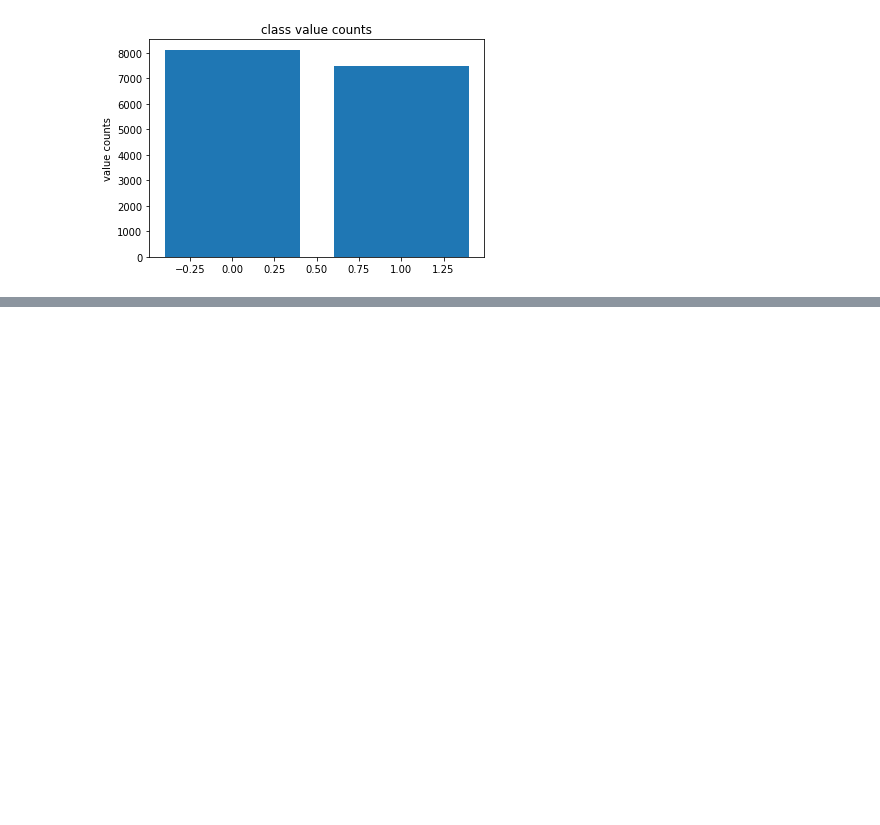
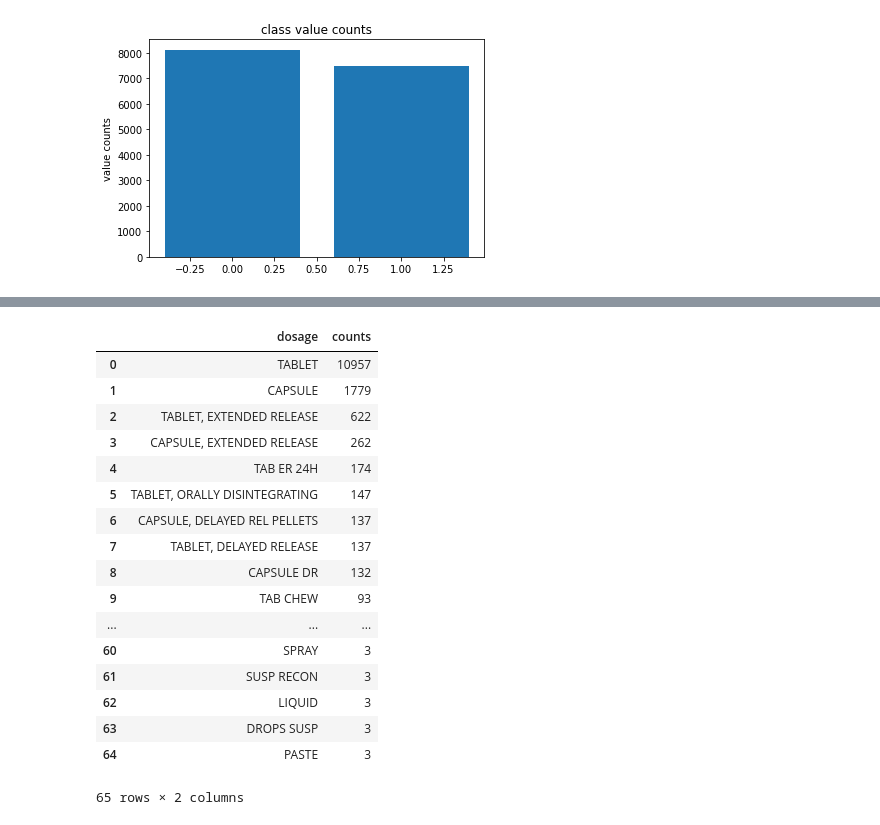
Before and after one commit to jjacisin/Mod_3_Project, a Jupyter notebook: Mod_3_Working_Notebook.ipynb, the cells around one changed output, grey strips where cells are left out. Saved outputs shown, nothing was run; the diff lists cells and outputs as text; code cells hidden in the pictures; blank space fills up the shorter version.

```diff
--- a/Mod_3_Working_Notebook.ipynb
+++ b/Mod_3_Working_Notebook.ipynb
@@ -356,3 +347,30 @@ df4.multipliergreaterthan175percento[df4.ingredient_normalized == others[1]]
 # Google strength normalization
 #     kaggle
 #     maybe google scholar?
+# %%
+# Dosage Data Viz; Is this where you would consider re-sampling?
+df4_dosage = df4.dosage.value_counts()
+df4_dosage_values = df4_dosage.rename_axis('dosage').reset_index(name='counts')
+df4_dosage_values
+# plt.bar(df4_dosage_values['dosage'],df4_dosage_values['counts'])
+# plt.ylabel('value counts')
+# plt.title('dosage value counts')
+# %% [output]
+|  | dosage | counts |
+| 0 | TABLET | 10957 |
+| 1 | CAPSULE | 1779 |
+| 2 | TABLET, EXTENDED RELEASE | 622 |
+| 3 | CAPSULE, EXTENDED RELEASE | 262 |
+| 4 | TAB ER 24H | 174 |
+| 5 | TABLET, ORALLY DISINTEGRATING | 147 |
+| 6 | CAPSULE, DELAYED REL PELLETS | 137 |
+| 7 | TABLET, DELAYED RELEASE | 137 |
+| 8 | CAPSULE DR | 132 |
+| 9 | TAB CHEW | 93 |
+| ... | ... | ... |
+| 60 | SPRAY | 3 |
+| 61 | SUSP RECON | 3 |
+| 62 | LIQUID | 3 |
+| 63 | DROPS SUSP | 3 |
+| 64 | PASTE | 3 |
+65 rows × 2 columns
```
Also changed, not shown: parts of 28 cells of this notebook, 1 other file.
